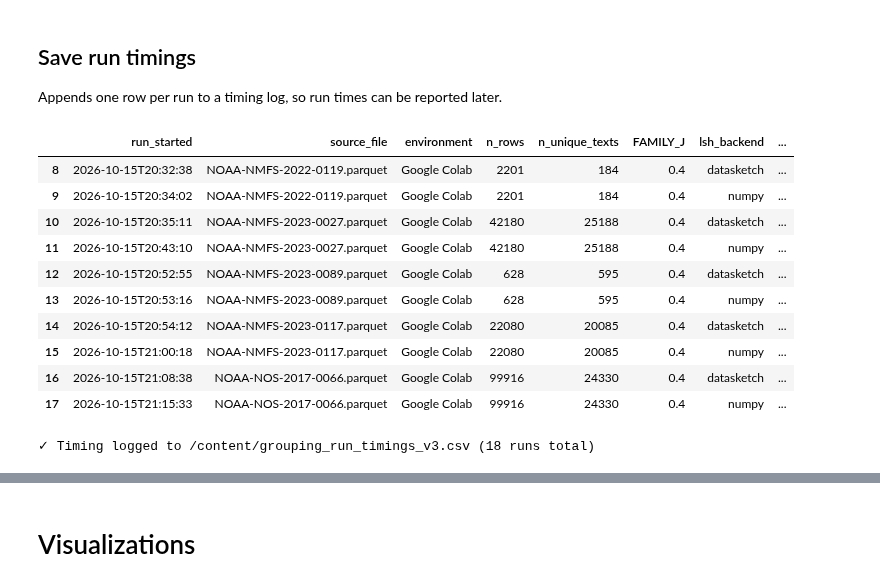
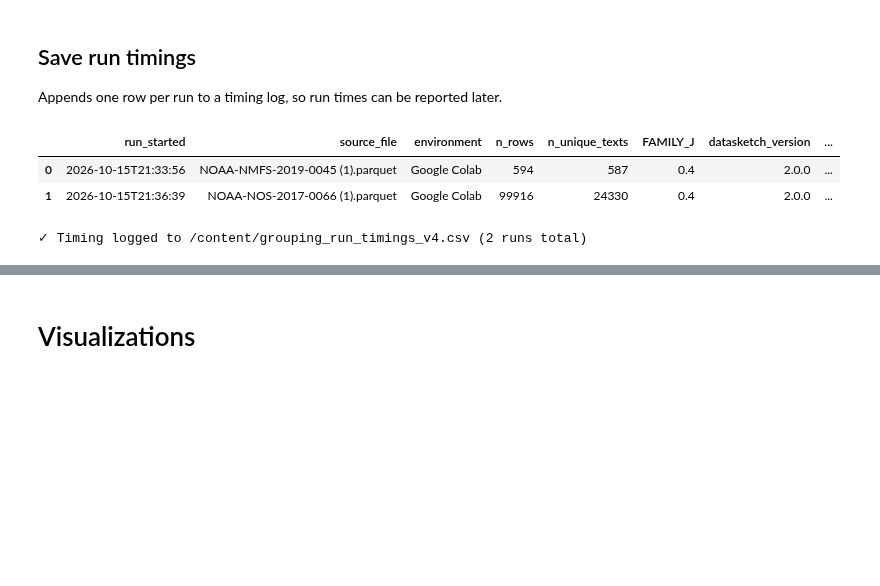
Before and after one commit to ericksbr/grouper, a Jupyter notebook: grouper.ipynb, the cells around one changed output, grey strips where cells are left out. Cells and saved outputs as stored; diff of their text form; code cells hidden in the pictures; blank space fills up the shorter version.

Commit message:
Removed custom numpy LSH banding approach in favor of datasketch

```diff
--- a/grouper.ipynb
+++ b/grouper.ipynb
@@ -889,51 +837,43 @@ else:
 Appends one row per run to a timing log, so run times can be reported later.
 # %%
 # Append this run's timings to a running log (one row per run)
-RUN_LOG_CSV = 'grouping_run_timings_v3.csv'
+RUN_LOG_CSV = 'grouping_run_timings_v4.csv'
 log_path = Path(RUN_LOG_CSV)
 
 try:
     import resource
     peak_rss_mb = resource.getrusage(resource.RUSAGE_SELF).ru_maxrss / 1024  # Linux (Colab) reports KB
 except ImportError:
     peak_rss_mb = None  # not available on Windows
 
 run_record = {
     'run_started': run_started_at.isoformat(timespec='seconds'),
     'source_file': Path(filepath).name,
     'environment': 'Google Colab' if IN_COLAB else 'Local Jupyter',
     'n_rows': n_docs,
     'n_unique_texts': int(is_first_seen_normalized.sum()),
     'FAMILY_J': FAMILY_J,
-    'lsh_backend': LSH_BACKEND,
+    # 'lsh_backend': LSH_BACKEND, # remove (no longer exists)
     'datasketch_version': datasketch.__version__,
     'peak_rss_mb': round(peak_rss_mb, 1) if peak_rss_mb is not None else None,
     'load_seconds': round(load_seconds, 3),
     **{f'{name}_seconds': secs for name, secs in run_stages.items()},
     'grouping_total_seconds': round(total_seconds, 3),
     'run_total_seconds': round(load_seconds + total_seconds, 3),
 }
 pd.DataFrame([run_record]).to_csv(log_path, mode='a', header=not log_path.exists(), index=False)
 
 run_log = pd.read_csv(log_path)
 display(run_log.tail(10))
 print(f"✓ Timing logged to {log_path.absolute()} ({len(run_log)} runs total)")
 
 if IN_COLAB:
     files.download(RUN_LOG_CSV)
 # %% [output]
-|  | run_started | source_file | environment | n_rows | n_unique_texts | FAMILY_J | lsh_backend | ... |
-| 8 | 2026-10-15T20:32:38 | NOAA-NMFS-2022-0119.parquet | Google Colab | 2201 | 184 | 0.4 | datasketch | ... |
-| 9 | 2026-10-15T20:34:02 | NOAA-NMFS-2022-0119.parquet | Google Colab | 2201 | 184 | 0.4 | numpy | ... |
-| 10 | 2026-10-15T20:35:11 | NOAA-NMFS-2023-0027.parquet | Google Colab | 42180 | 25188 | 0.4 | datasketch | ... |
-| 11 | 2026-10-15T20:43:10 | NOAA-NMFS-2023-0027.parquet | Google Colab | 42180 | 25188 | 0.4 | numpy | ... |
-| 12 | 2026-10-15T20:52:55 | NOAA-NMFS-2023-0089.parquet | Google Colab | 628 | 595 | 0.4 | datasketch | ... |
-| 13 | 2026-10-15T20:53:16 | NOAA-NMFS-2023-0089.parquet | Google Colab | 628 | 595 | 0.4 | numpy | ... |
-| 14 | 2026-10-15T20:54:12 | NOAA-NMFS-2023-0117.parquet | Google Colab | 22080 | 20085 | 0.4 | datasketch | ... |
-| 15 | 2026-10-15T21:00:18 | NOAA-NMFS-2023-0117.parquet | Google Colab | 22080 | 20085 | 0.4 | numpy | ... |
-| 16 | 2026-10-15T21:08:38 | NOAA-NOS-2017-0066.parquet | Google Colab | 99916 | 24330 | 0.4 | datasketch | ... |
-| 17 | 2026-10-15T21:15:33 | NOAA-NOS-2017-0066.parquet | Google Colab | 99916 | 24330 | 0.4 | numpy | ... |
+|  | run_started | source_file | environment | n_rows | n_unique_texts | FAMILY_J | datasketch_version | ... |
+| 0 | 2026-10-15T21:33:56 | NOAA-NMFS-2019-0045 (1).parquet | Google Colab | 594 | 587 | 0.4 | 2.0.0 | ... |
+| 1 | 2026-10-15T21:36:39 | NOAA-NOS-2017-0066 (1).parquet | Google Colab | 99916 | 24330 | 0.4 | 2.0.0 | ... |
-✓ Timing logged to /content/grouping_run_timings_v3.csv (18 runs total)
+✓ Timing logged to /content/grouping_run_timings_v4.csv (2 runs total)
 [interactive output not drawn]
 [interactive output not drawn]
 # %% [markdown]
```
Also changed, not shown: parts of 18 cells of this notebook.
